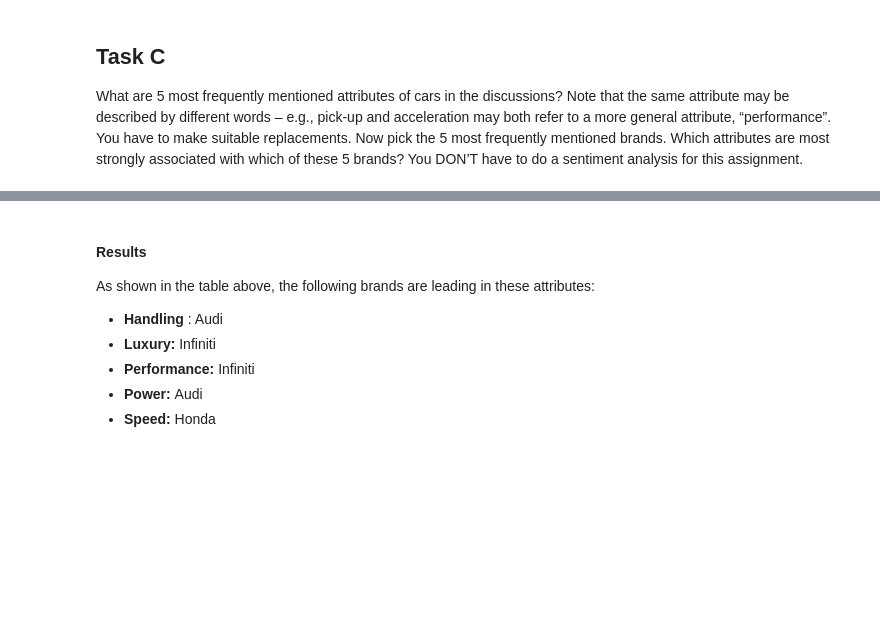
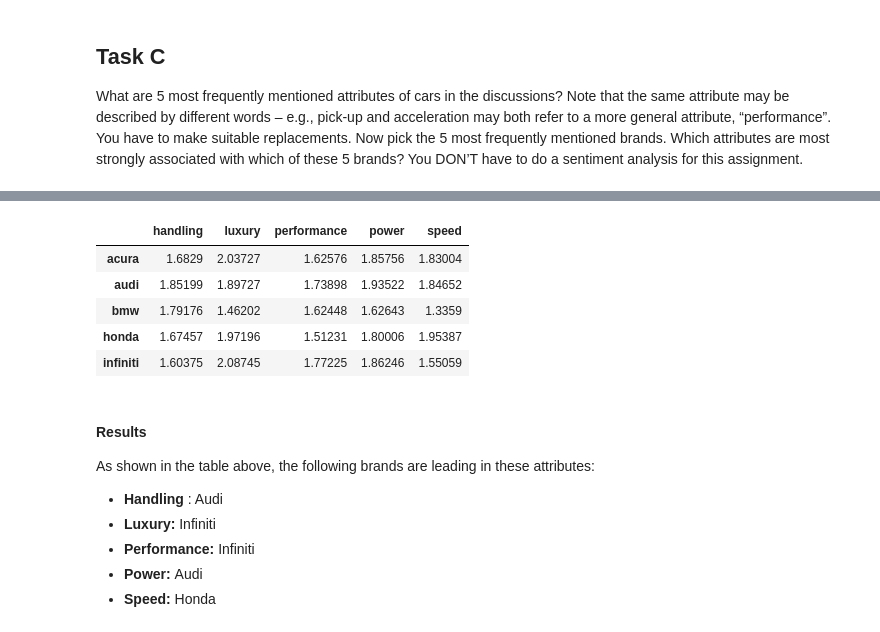
Before and after one commit to abhi-vik/ugc-analytics, a Jupyter notebook: assignments/first/Lift.ipynb, the cells around one changed output, grey strips where cells are left out. Saved outputs shown, nothing was run; the diff lists cells and outputs as text; code cells hidden in the pictures; blank space fills up the shorter version.

```diff
--- a/assignments/first/Lift.ipynb
+++ b/assignments/first/Lift.ipynb
@@ -275,3 +273,23 @@ do_lift(top10[0:5], attributes)
+# %%
+## Finds the lift calculations for the attributes
+at_df = do_lift( top10[0:5], attributes)
+
+def highlight_max(s):
+    is_max = s == s.max()
+    return ['background-color: #5BC84E' if v else '' for v in is_max]
+
+def highlight_min(s):
+    is_min = s == s.replace(0, np.nan).min()
+    return ['background-color: #E56969' if v else '' for v in is_min]
+
+at_df.style.apply(highlight_max).apply(highlight_min)
+# %% [output]
+|  | handling | luxury | performance | power | speed |
+| acura | 1.6829 | 2.03727 | 1.62576 | 1.85756 | 1.83004 |
+| audi | 1.85199 | 1.89727 | 1.73898 | 1.93522 | 1.84652 |
+| bmw | 1.79176 | 1.46202 | 1.62448 | 1.62643 | 1.3359 |
+| honda | 1.67457 | 1.97196 | 1.51231 | 1.80006 | 1.95387 |
+| infiniti | 1.60375 | 2.08745 | 1.77225 | 1.86246 | 1.55059 |
 # %% [markdown]
 #### Results
 As shown in the table above, the following brands are leading in these attributes:
```
Also changed, not shown: parts of 21 cells of this notebook.
